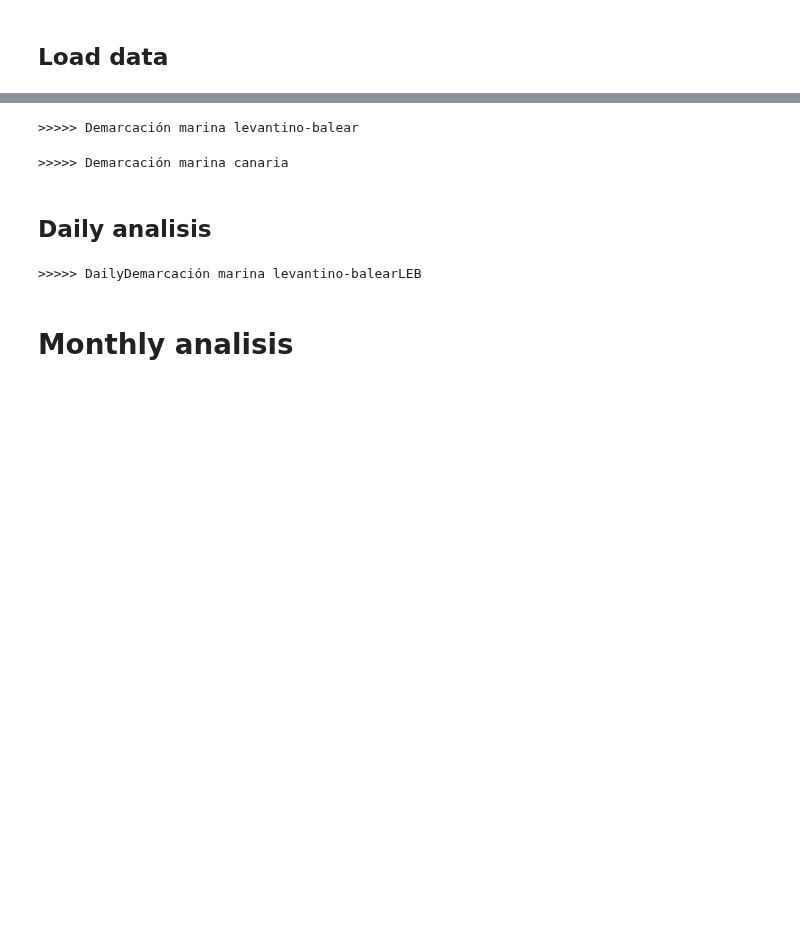
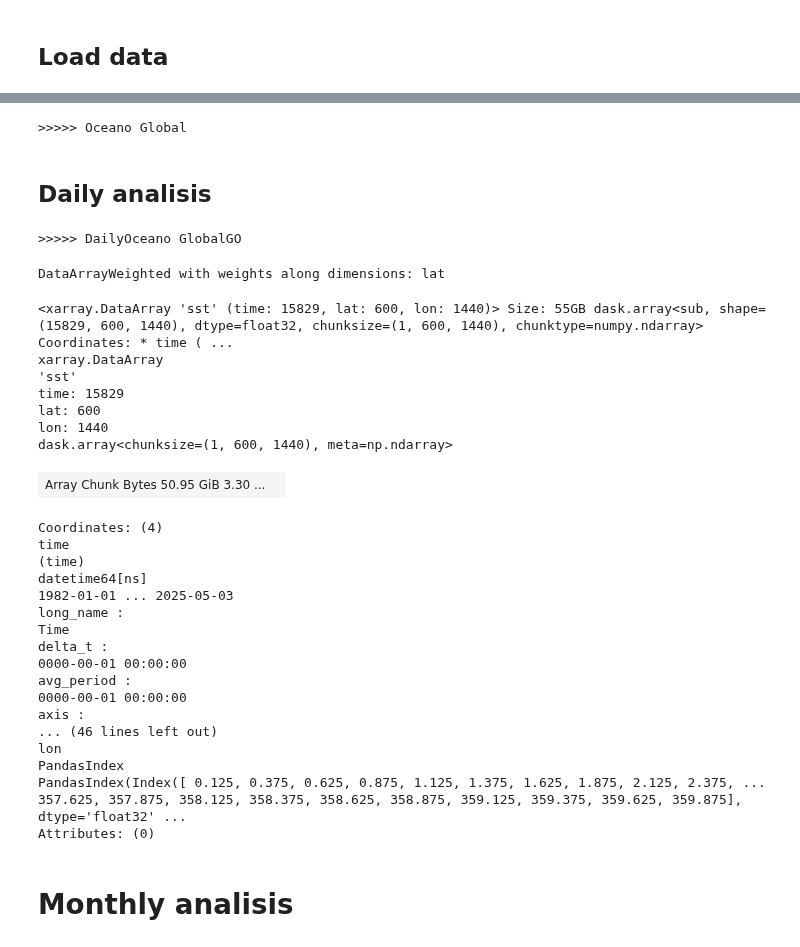
Before and after one commit to PedroVelez/SSTGlobalAnalysis, a Jupyter notebook: analysisData.ipynb, the cells around one changed output, grey strips where cells are left out. Drawn from its saved outputs; the diff is of its cells as text; code cells hidden in the pictures; blank space fills up the shorter version.

```diff
--- a/analysisData.ipynb
+++ b/analysisData.ipynb
@@ -91,7 +89,7 @@ Titulos_short = ['GO','NH','SH',
 # %% [markdown]
 ## Load data
 # %%
-it=5
+it=0
 # %%
 titulo = Titulos[it]
 titulo_short = Titulos_short[it]
@@ -107,16 +147,17 @@ DS = xr.open_mfdataset(files)
 # Load the data from the .txt file
 demCoord = []
 longDem, latiDem = [], []
-with open('./data/Demarcacion'+titulo_short+'.txt', 'r') as f:
-    for line in f:
-        # Split the line by whitespace and append the values
-        longitude, latitude = map(float, line.split())
-        longitude=longitude+360
-        longDem.append(longitude)
-        latiDem.append(latitude)
-        demCoord.append((longitude,latitude))
-demPolygon = Polygon(demCoord)
-demPolygon_transformed = transform_polygon(demPolygon)
+if it >=4:
+    with open('./data/Demarcacion'+titulo_short+'.txt', 'r') as f:
+        for line in f:
+            # Split the line by whitespace and append the values
+            longitude, latitude = map(float, line.split())
+            longitude=longitude+360
+            longDem.append(longitude)
+            latiDem.append(latitude)
+            demCoord.append((longitude,latitude))
+    demPolygon = Polygon(demCoord)
+    demPolygon_transformed = transform_polygon(demPolygon)
 # %%
 if titulo_short == 'LEB':
     slicelatitude=slice(35.5,42.75)
@@ -187,18 +228,20 @@ elif  titulo_short == 'IBICan':
      mask = np.array([[point_in_polygon(lon,lat,polygon)
                   for lon in sst.lon.values]
                   for lat in sst.lat.values])
+     sst = sst.where(~mask)
+
+elif titulo_short == 'GO':
+     sst = DS.sst.sel(lat=slice( -75, 75))
-# %% [output]
->>>>> Demarcación marina levantino-balear
 # %%
 print('>>>>> '+titulo)
 # %% [output]
->>>>> Demarcación marina canaria
+>>>>> Oceano Global
 # %% [markdown]
 ## Daily analisis
 # %%
 print('>>>>> Daily'+titulo+titulo_short)
 # %% [output]
->>>>> DailyDemarcación marina levantino-balearLEB
+>>>>> DailyOceano GlobalGO
 # %%
 ## Calculate mean weigthtened
 weights = np.cos(np.deg2rad(sst.lat))
@@ -207,12 +250,44 @@ weights.name = "weights"
 sst_weighted = sst.weighted(weights)
 # %%
 sst_wmean = sst_weighted.mean(("lon", "lat"),skipna=True).load()
+# %%
+sst_weighted
+# %% [output]
+DataArrayWeighted with weights along dimensions: lat
 # %%
 ## Create monthly climatology
 sst_clim = sst.sel(time=slice(yearC1,yearC2)).groupby('time.dayofyear').mean(dim='time').load();
 # %%
 ## Create anomaly
 sst_anom = sst.groupby('time.dayofyear') - sst_clim
+# %%
+sst_anom.sel(lat=29,lom)
+# %% [output]
+<xarray.DataArray 'sst' (time: 15829, lat: 600, lon: 1440)> Size: 55GB dask.array<sub, shape=(15829, 600, 1440), dtype=float32, chunksize=(1, 600, 1440), chunktype=numpy.ndarray> Coordinates: * time ( ...
+xarray.DataArray
+'sst'
+time: 15829
+lat: 600
+lon: 1440
+dask.array<chunksize=(1, 600, 1440), meta=np.ndarray>
+| Array Chunk Bytes 50.95 GiB 3.30 ... |  |
+Coordinates: (4)
+time
+(time)
+datetime64[ns]
+1982-01-01 ... 2025-05-03
+long_name :
+Time
+delta_t :
+0000-00-01 00:00:00
+avg_period :
+0000-00-01 00:00:00
+axis :
+... (46 lines left out)
+lon
+PandasIndex
+PandasIndex(Index([ 0.125, 0.375, 0.625, 0.875, 1.125, 1.375, 1.625, 1.875, 2.125, 2.375, ... 357.625, 357.875, 358.125, 358.375, 358.625, 358.875, 359.125, 359.375, 359.625, 359.875], dtype='float32' ...
+Attributes: (0)
 # %%
 ## Calculate global mean anomaly
 weights = np.cos(np.deg2rad(sst.lat))
```
Also changed, not shown: parts of 4 cells of this notebook, 7 other files.
